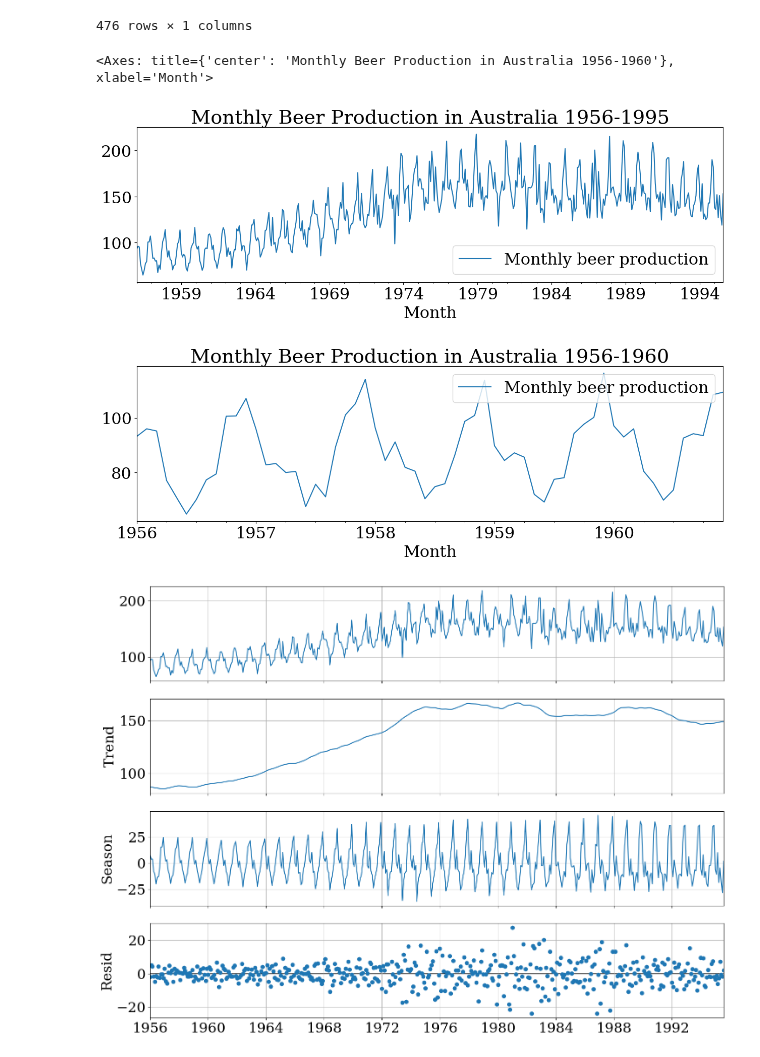
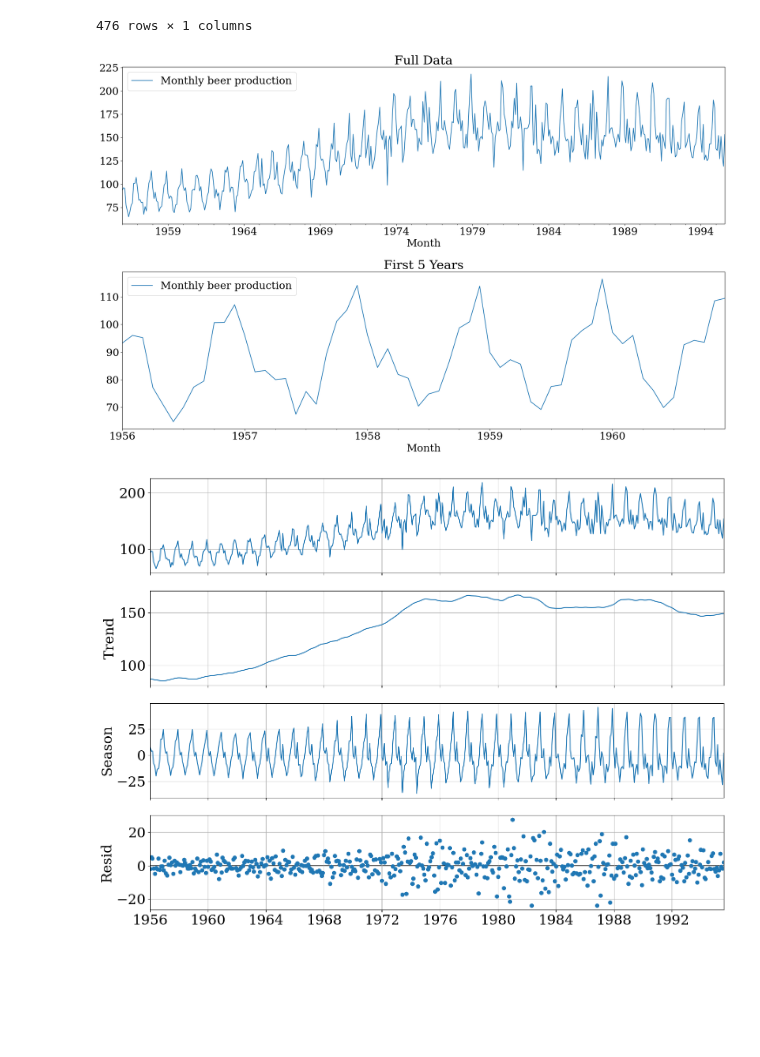
Before and after one commit to PauliAnt/ADAML_PA, a Jupyter notebook: Beer/week1_timeseries_decomposition.ipynb, the cells around one changed output. Cells and saved outputs as stored; diff of their text form; code cells hidden in the pictures; blank space fills up the shorter version.

```diff
--- a/Beer/week1_timeseries_decomposition.ipynb
+++ b/Beer/week1_timeseries_decomposition.ipynb
@@ -25,13 +25,21 @@ data_df
 | 1995-07-01 | 119.0 |
 | 1995-08-01 | 153.0 |
 476 rows × 1 columns
-# %%
-data_df.plot( figsize = (15, 4), title='Monthly Beer Production in Australia 1956-1995' )
-data_df.iloc[0:(5*12), :].plot( figsize = (15, 4), title='Monthly Beer Production in Australia 1956-1960' )
-# %% [output]
-<Axes: title={'center': 'Monthly Beer Production in Australia 1956-1960'}, xlabel='Month'>
-[figure, removed]
-[figure, removed]
+# %%
+fig, axes = plt.subplots(nrows=2, ncols=1, figsize=(20, 13))
+
+data_df.plot(ax=axes[0])
+axes[0].set_title('Full Data')
+
+data_df.iloc[0:(5*12), :].plot(ax=axes[1])
+axes[1].set_title('First 5 Years')
+
+plt.tight_layout()
+plt.show()
+
+fig.savefig('data_plot.pdf', dpi=600)
+# %% [output]
+[figure, added]
 # %%
 from statsmodels.tsa.seasonal import STL
 
```
Also changed, not shown: 3 other files.
